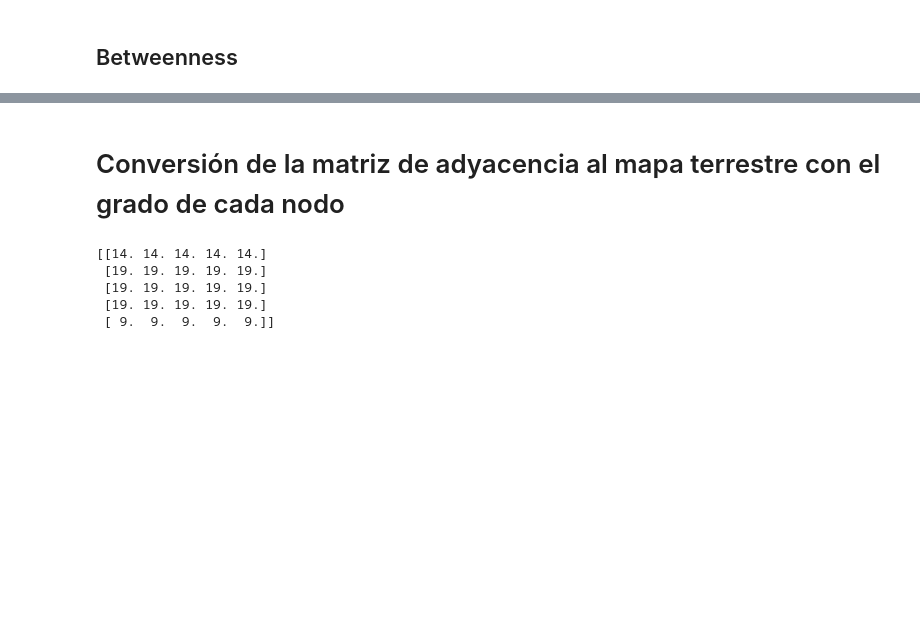
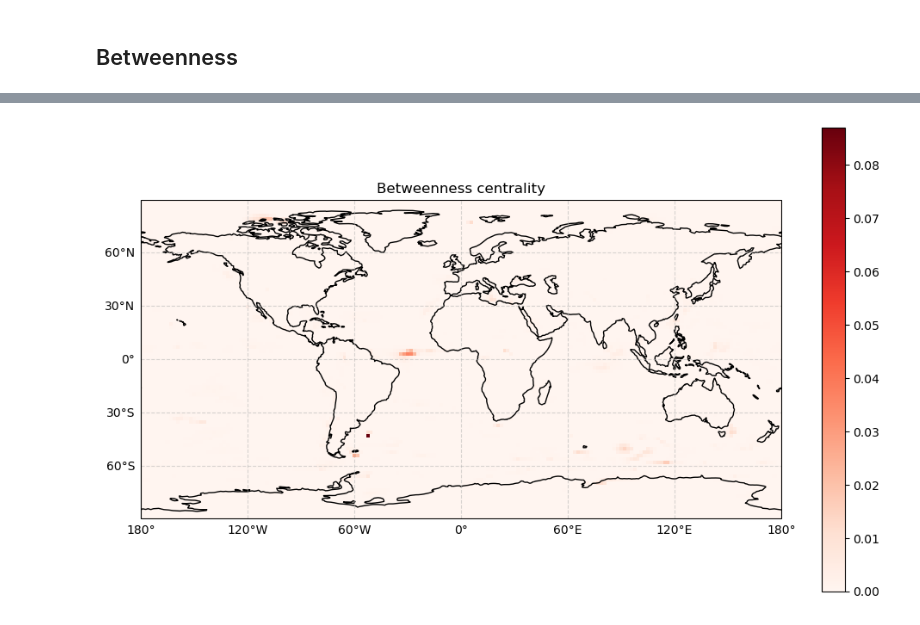
Before and after one commit to ipelayo1/TFG_Ivan, a Jupyter notebook: extract_data.ipynb, the cells around one changed output, grey strips where cells are left out. Saved outputs shown, nothing was run; the diff lists cells and outputs as text; code cells hidden in the pictures; blank space fills up the shorter version.

```diff
--- a/extract_data.ipynb
+++ b/extract_data.ipynb
@@ -764,37 +699,25 @@ print(adj_matrix)
-# %% [markdown]
-# Conversión de la matriz de adyacencia al mapa terrestre con el grado de cada nodo
-# %%
-#primero tengo que calcualar el grado de cada nodo
-
-def grid_degrees(grid, n_lat, n_lon):
-
-    """
-        esta funcion coge una matriz de adyacencia y las dimensiones de la cuadricula de puntos geograficos que hemos usado para calcular dicha red
-        luego, devuelve una lista con el grado de cada nodo de la red y un array que nos sea útil para la posterior representacion grafica del grado
-    """
-
-    n_nodos = grid[0].size
-    degrees = np.zeros(n_nodos)
-
-    for i in range(n_nodos):
-        for j in range(n_nodos):
-            if grid[i][j] != 0:
-                degrees[i] = degrees[i] + 1
-
-
-    degrees_mesh = np.zeros((n_lat, n_lon))
-    for n in range(n_nodos):
-        i = int(n/n_lat)
-        j = n - i*n_lat
-        degrees_mesh[i][j] = degrees[n]
-
-    return degrees, degrees_mesh
-
-uno, dos = grid_degrees(adj_matrix, n_lat, n_lon)
-print(dos)
-# %% [output]
-[[14. 14. 14. 14. 14.]
- [19. 19. 19. 19. 19.]
- [19. 19. 19. 19. 19.]
- [19. 19. 19. 19. 19.]
- [ 9.  9.  9.  9.  9.]]
+# %%
+plt.figure(figsize=(12, 7))
+ax = plt.axes(projection=ccrs.PlateCarree())
+
+
+mapa_betweenness.plot(
+    ax=ax,
+    transform=ccrs.PlateCarree(), # Indica que los datos están en lat/lon
+    cmap='Reds',
+)
+
+
+ax.add_feature(cfeature.COASTLINE, linewidth=1) # Líneas de costa
+#ax.add_feature(cfeature.BORDERS, linestyle=':', alpha=0.5) # Fronteras políticas
+ax.add_feature(cfeature.LAND, facecolor='lightgray', alpha=0.2) # Color para la tierra
+
+# 4. Añadir cuadrícula con etiquetas de lat/lon
+gl = ax.gridlines(draw_labels=True, linestyle='--', alpha=0.5)
+gl.top_labels = False
+gl.right_labels = False
+
+plt.title("Betweenness centrality")
+plt.show()
+# %% [output]
+[figure, added]
```
Also changed, not shown: parts of 5 cells of this notebook, 1 other file.
